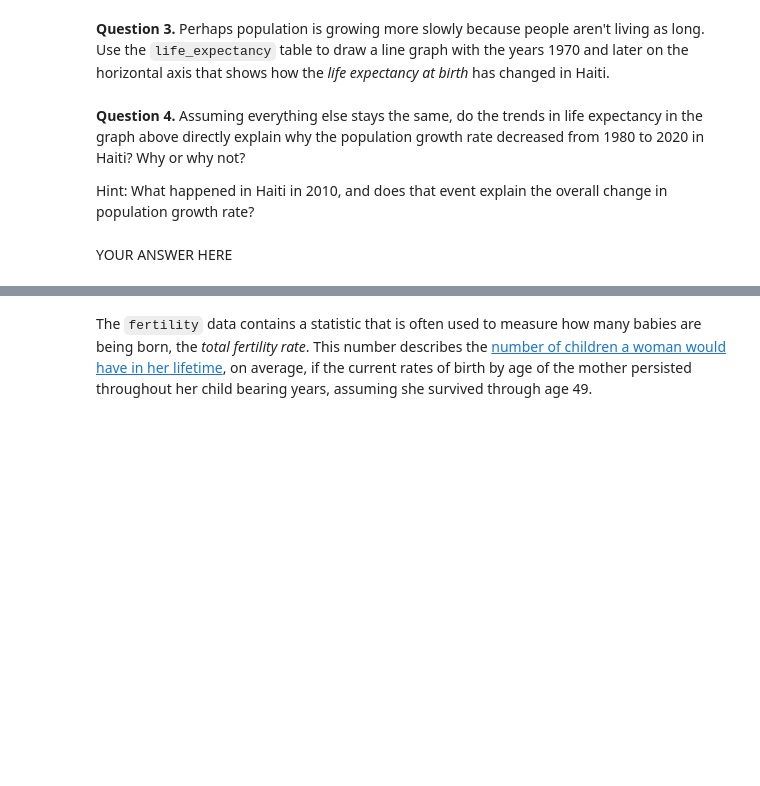
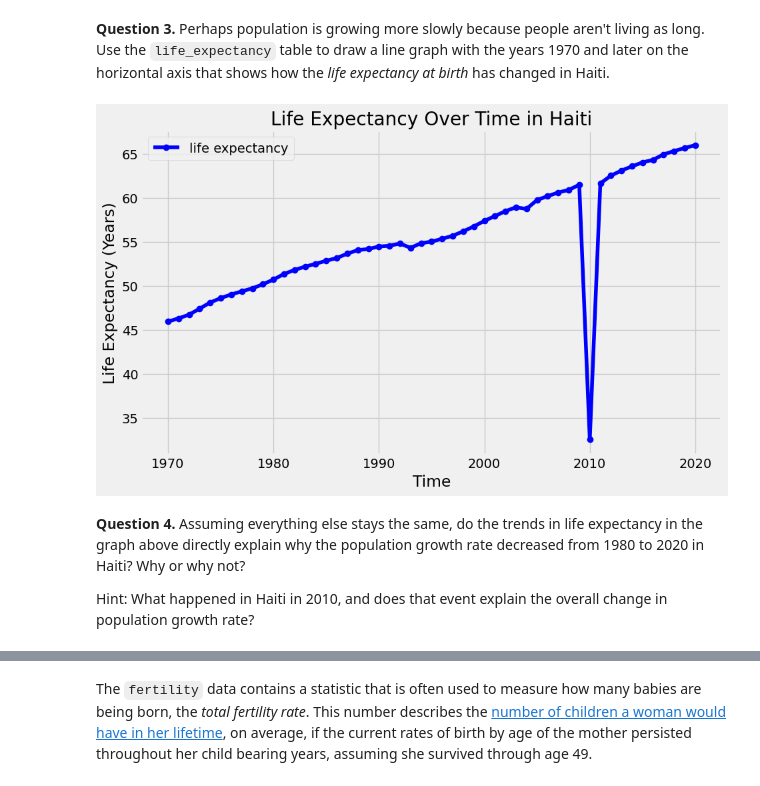
Before and after one commit to Etobimz/CMPUT200-Labs, a Jupyter notebook: Lab4/1880229_L4.ipynb, the cells around one changed output, grey strips where cells are left out. Drawn from its saved outputs; the diff is of its cells as text; code cells hidden in the pictures; blank space fills up the shorter version.

```diff
--- a/Lab4/1880229_L4.ipynb
+++ b/Lab4/1880229_L4.ipynb
@@ -164,3 +209,17 @@ raise NotImplementedError()
+# %%
+# YOUR CODE HERE
+needed_column = life_expectancy[(life_expectancy['geo']=='hti') & (life_expectancy['time'] >= 1970)]
+# Plot the line graph
+plt.figure(figsize=(10, 6))
+plt.plot(needed_column['time'], needed_column['life_expectancy_years'], marker='o', linestyle='-', color='b', label='life expectancy')
+plt.xlabel('Time')
+plt.ylabel('Life Expectancy (Years)')
+plt.title('Life Expectancy Over Time in Haiti')
+plt.legend()
+plt.grid(True)
+plt.show()
+# %% [output]
+[figure, added]
 # %% [markdown]
 **Question 4.** Assuming everything else stays the same, do the trends in life expectancy in the graph above directly explain why the population growth rate decreased from 1980 to 2020 in Haiti? Why or why not?
 
@@ -172,5 +231,3 @@ name: q1_4
 manual: true
 -->
 <!-- EXPORT TO PDF -->
-# %% [markdown]
-YOUR ANSWER HERE
```
Also changed, not shown: parts of 14 cells of this notebook.
